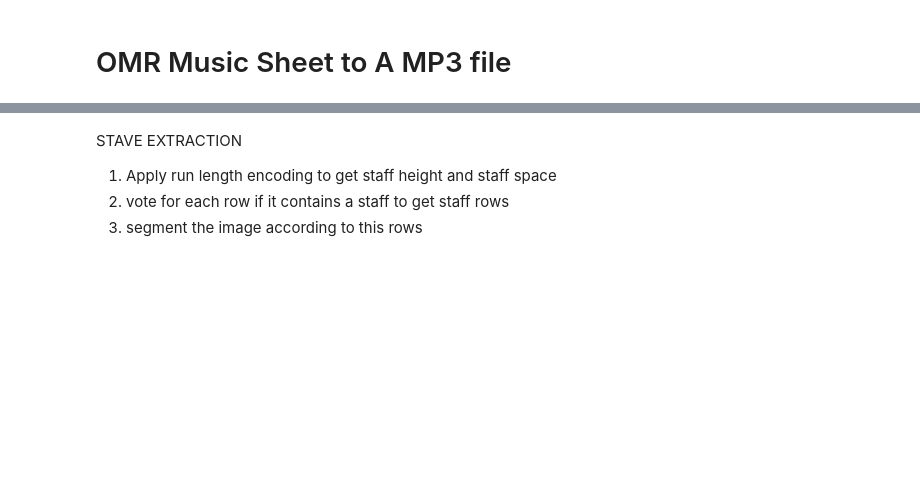
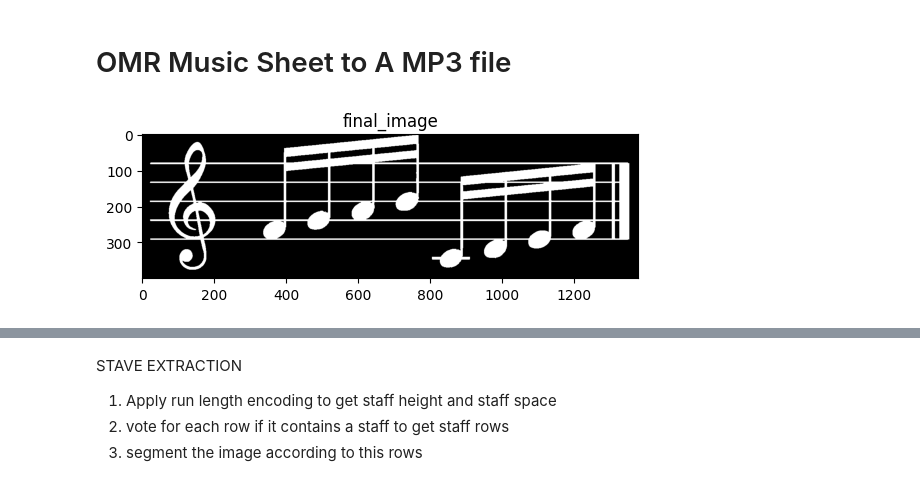
Before and after one commit to Malakyasser8/OMR-Music-Sheet-To-Song, a Jupyter notebook: main.ipynb, the cells around one changed output, grey strips where cells are left out. Cells and saved outputs as stored; diff of their text form; code cells hidden in the pictures; blank space fills up the shorter version.

```diff
--- a/main.ipynb
+++ b/main.ipynb
@@ -265,7 +265,7 @@ def resize_with_aspect_ratio(image, target_width, target_height, color=0):
     return canvas
 # %%
 # Read the image
-img = cv2.imread("./images/image15.png")
+img = cv2.imread("./images/image12.png")
 
 #remove noise using ski and opencv filters
 # remove_noise = median(img)
@@ -308,30 +308,32 @@ if lines is not None:  # Found lines
         # # Draw the line on the output image
         # cv2.line(output_image, (x1, y1), (x2, y2), (0, 0, 255), 2)  # Red line with thickness 2
 
         # Convert angle to degrees
         angle_degrees = 180 * theta / np.pi
         angles.append(angle_degrees)
 
         # Check if angle is close to 0° (horizontal line)
         if abs(angle_degrees) < tolerance_zero or abs(angle_degrees - 180) < tolerance_zero:
             zero_angle_count += 1
 
     # Majority Check: If most lines are at zero angles, skip rotation
     if zero_angle_count > len(angles) / 2:  # Majority condition
         print("Majority of lines are horizontal. Skipping rotation.")
     else:
         # Calculate the average angle excluding near-zero angles
         average_angle = np.mean([angle for angle in angles if abs(angle) > tolerance_zero])
         if(average_angle - 90)>2:
             print(f"Rotating by {average_angle - 90:.2f} degrees")
             rotated_image = rotate(rotated_image, average_angle - 90, cval=255)
 
 else:
     print("No lines found")
 
 
 rotated_image=255-rotated_image
 rotated_image=rotated_image>0
 final_image=remove_small_objects(rotated_image, 700, connectivity=8)
 
 show_images([final_image],["final_image"])
+# %% [output]
+[figure, added]
```
Also changed, not shown: parts of 5 cells of this notebook.
